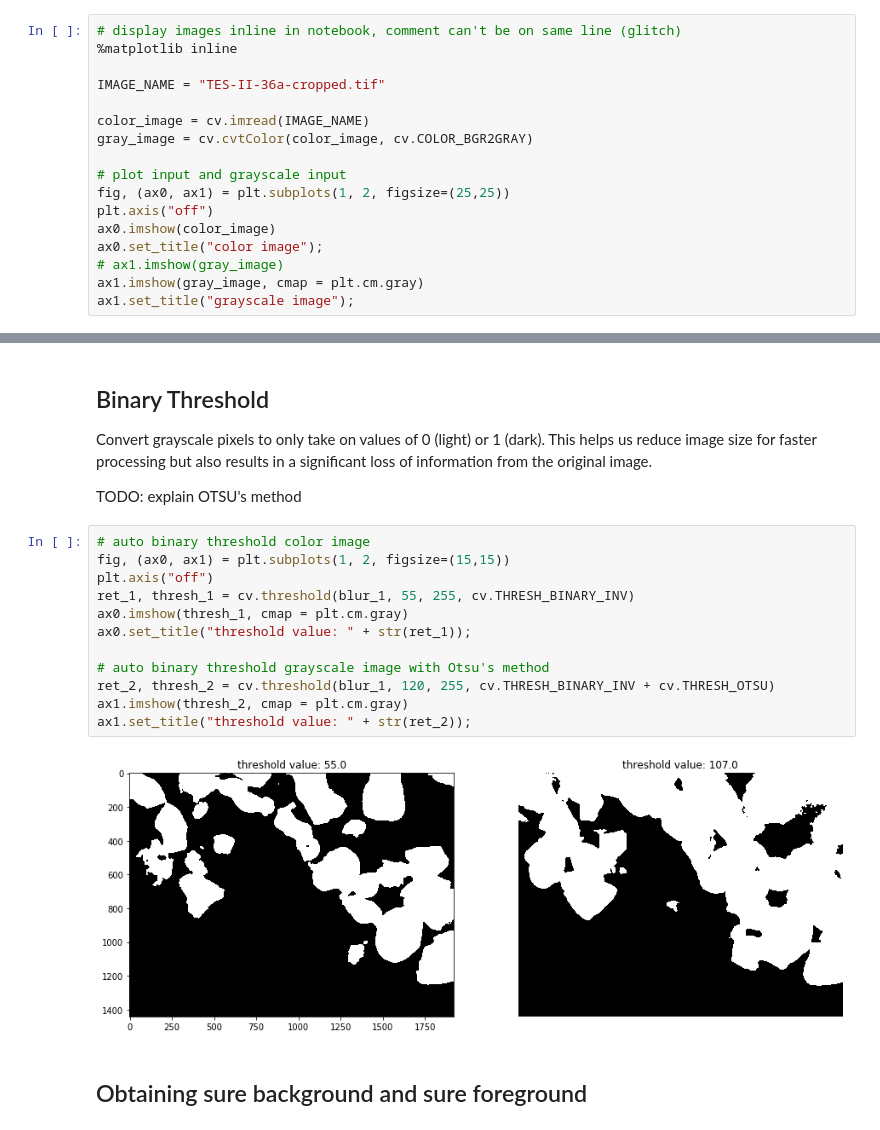
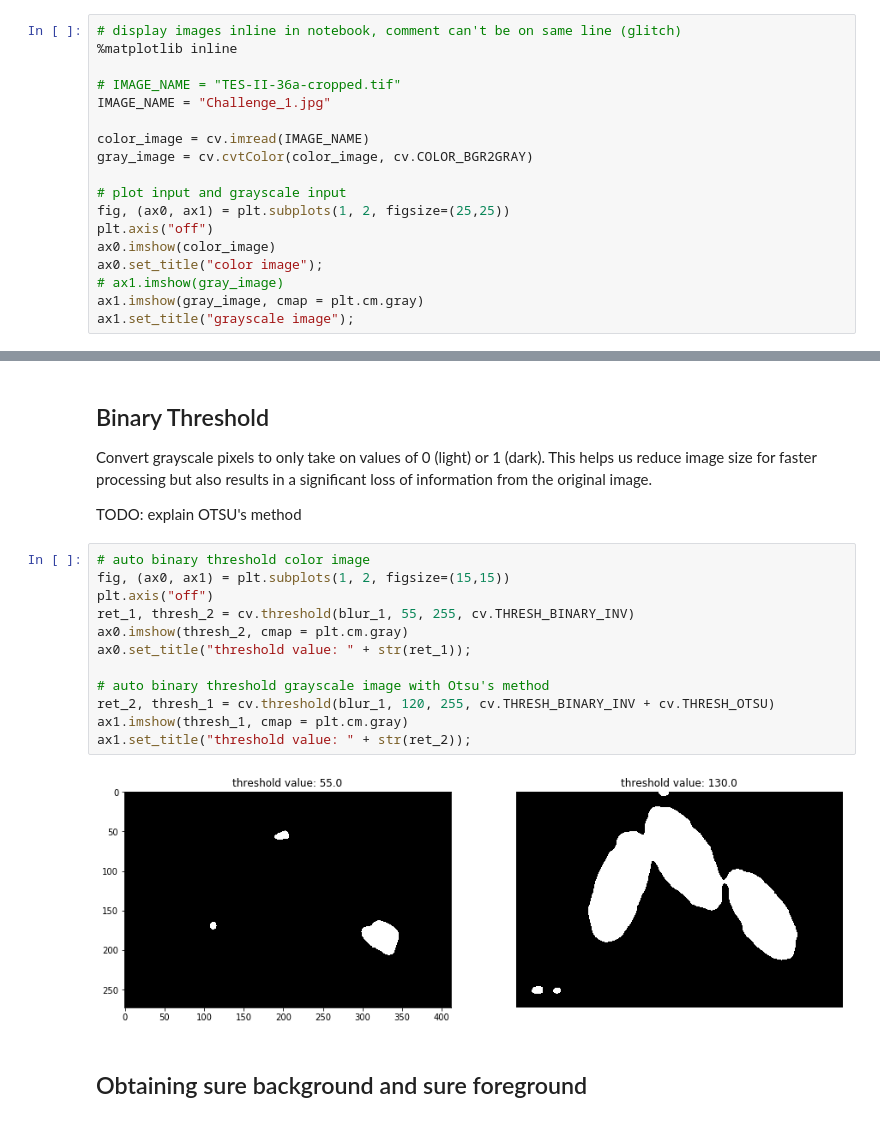
Before and after one commit to akshaytrikha/BTO-TEM-Processing, a Jupyter notebook: tem.ipynb, the cells around one changed output, grey strips where cells are left out. Saved outputs shown, nothing was run; the diff lists cells and outputs as text.

```diff
--- a/tem.ipynb
+++ b/tem.ipynb
@@ -37,7 +50,8 @@ We don't need to process input image with 3 color channels as TEM images tend to
 # display images inline in notebook, comment can't be on same line (glitch)
 %matplotlib inline
 
-IMAGE_NAME = "TES-II-36a-cropped.tif"
+# IMAGE_NAME = "TES-II-36a-cropped.tif"
+IMAGE_NAME = "Challenge_1.jpg"
 
 color_image = cv.imread(IMAGE_NAME)
 gray_image = cv.cvtColor(color_image, cv.COLOR_BGR2GRAY)
@@ -84,17 +98,17 @@ TODO: explain OTSU's method
 # %%
 # auto binary threshold color image
 fig, (ax0, ax1) = plt.subplots(1, 2, figsize=(15,15))
 plt.axis("off")
-ret_1, thresh_1 = cv.threshold(blur_1, 55, 255, cv.THRESH_BINARY_INV)
-ax0.imshow(thresh_1, cmap = plt.cm.gray)
+ret_1, thresh_2 = cv.threshold(blur_1, 55, 255, cv.THRESH_BINARY_INV)
+ax0.imshow(thresh_2, cmap = plt.cm.gray)
 ax0.set_title("threshold value: " + str(ret_1));
 
 # auto binary threshold grayscale image with Otsu's method
-ret_2, thresh_2 = cv.threshold(blur_1, 120, 255, cv.THRESH_BINARY_INV + cv.THRESH_OTSU)
-ax1.imshow(thresh_2, cmap = plt.cm.gray)
+ret_2, thresh_1 = cv.threshold(blur_1, 120, 255, cv.THRESH_BINARY_INV + cv.THRESH_OTSU)
+ax1.imshow(thresh_1, cmap = plt.cm.gray)
 ax1.set_title("threshold value: " + str(ret_2));
 # %% [output]
-[figure, old version]
+[figure, new version]
 # %% [markdown]
 ## Obtaining sure background and sure foreground
 # %%
```
Also changed, not shown: parts of 24 cells of this notebook, 5 other files.
